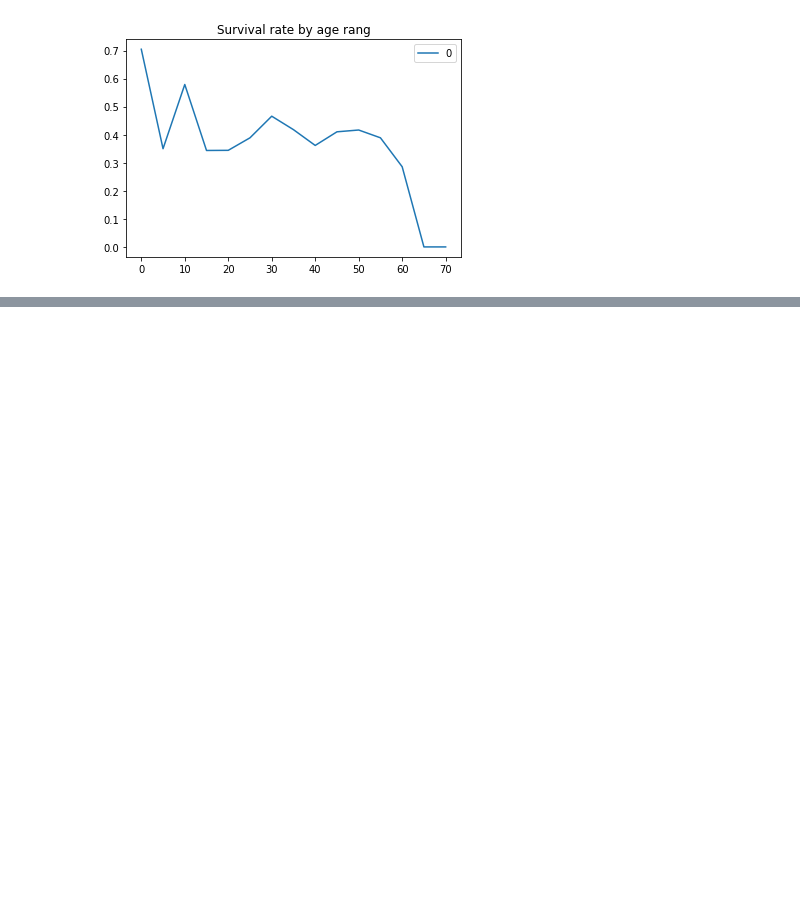
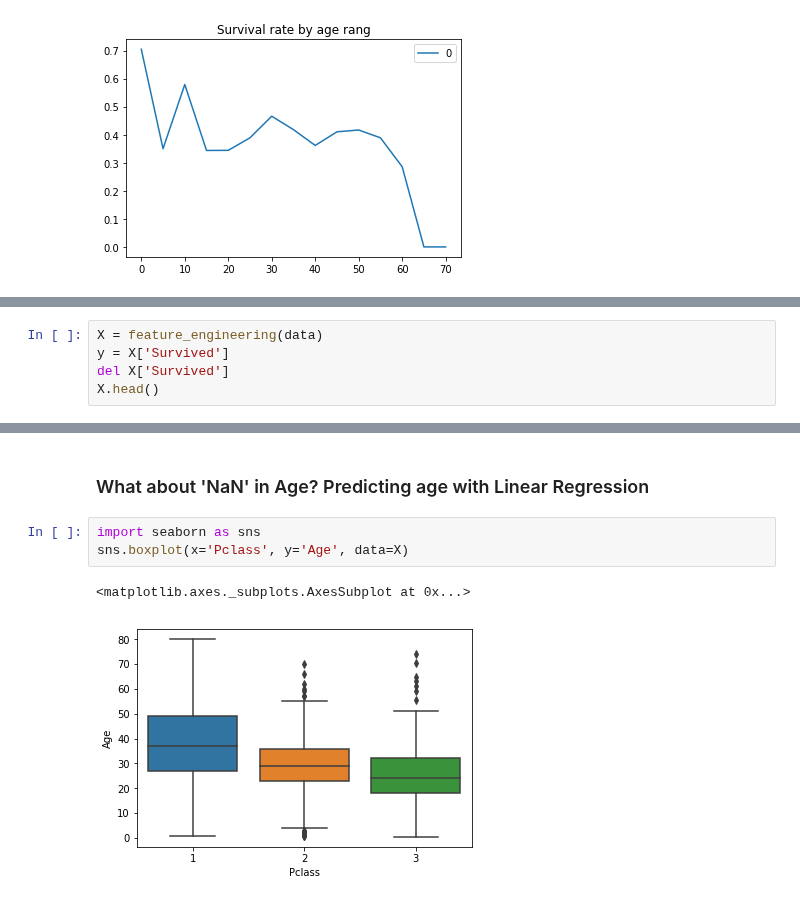
Before and after one commit to BarqueroGerman/Kaggle_Titanic, a Jupyter notebook: titanic.ipynb, the cells around one changed output, grey strips where cells are left out. Cells and saved outputs as stored; diff of their text form; blank space fills up the shorter version.

Commit message:
Feature engineering. Decision tree basic model implemented.

```diff
--- a/titanic.ipynb
+++ b/titanic.ipynb
@@ -80,0 +135,5 @@ def clean_data(data):
+# %%
+X = feature_engineering(data)
+y = X['Survived']
+del X['Survived']
+X.head()
@@ -80,0 +147,8 @@ def clean_data(data):
+# %% [markdown]
+### What about 'NaN' in Age? Predicting age with Linear Regression
+# %%
+import seaborn as sns
+sns.boxplot(x='Pclass', y='Age', data=X)
+# %% [output]
+<matplotlib.axes._subplots.AxesSubplot at 0x...>
+[figure, added]
```
Also changed, not shown: parts of 20 cells of this notebook, 1 other file.
